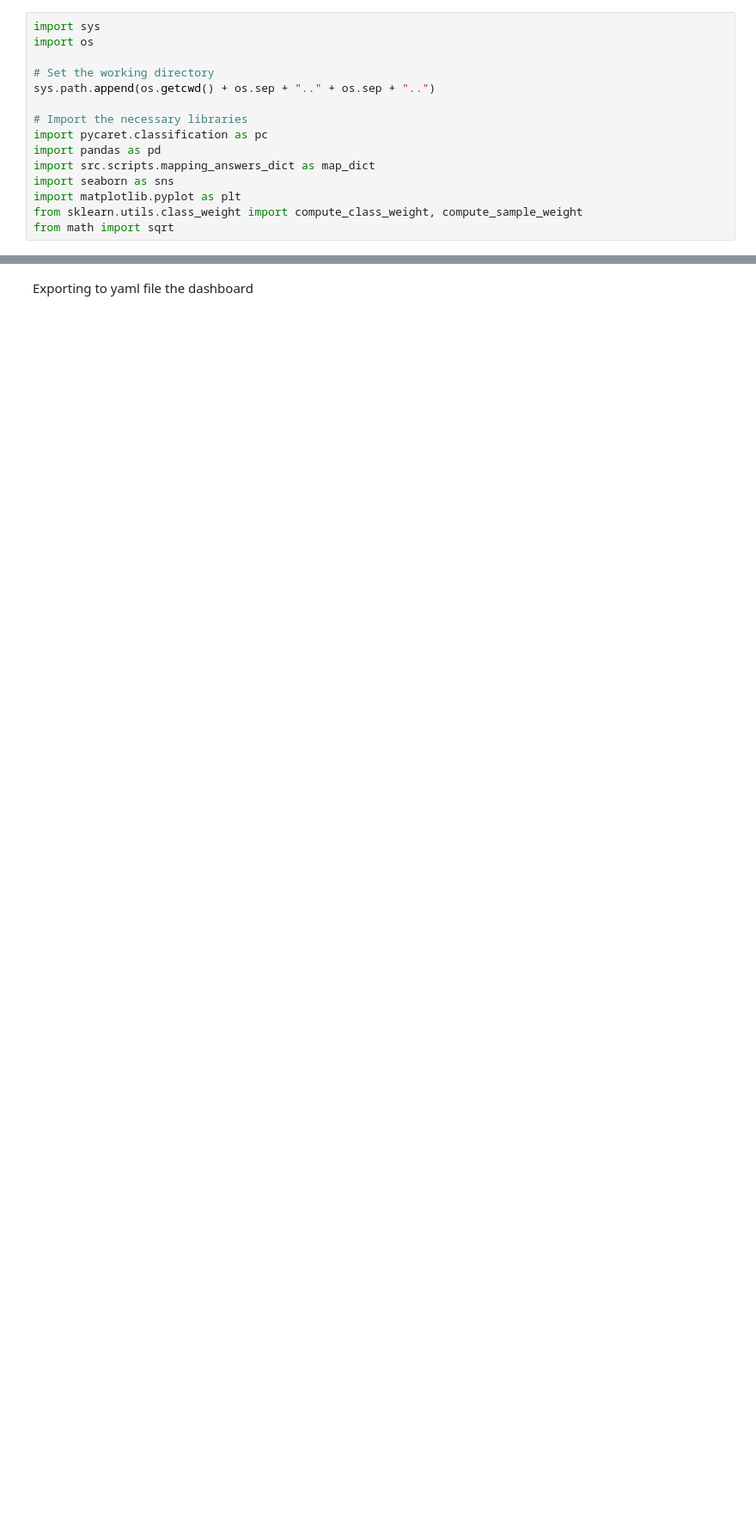
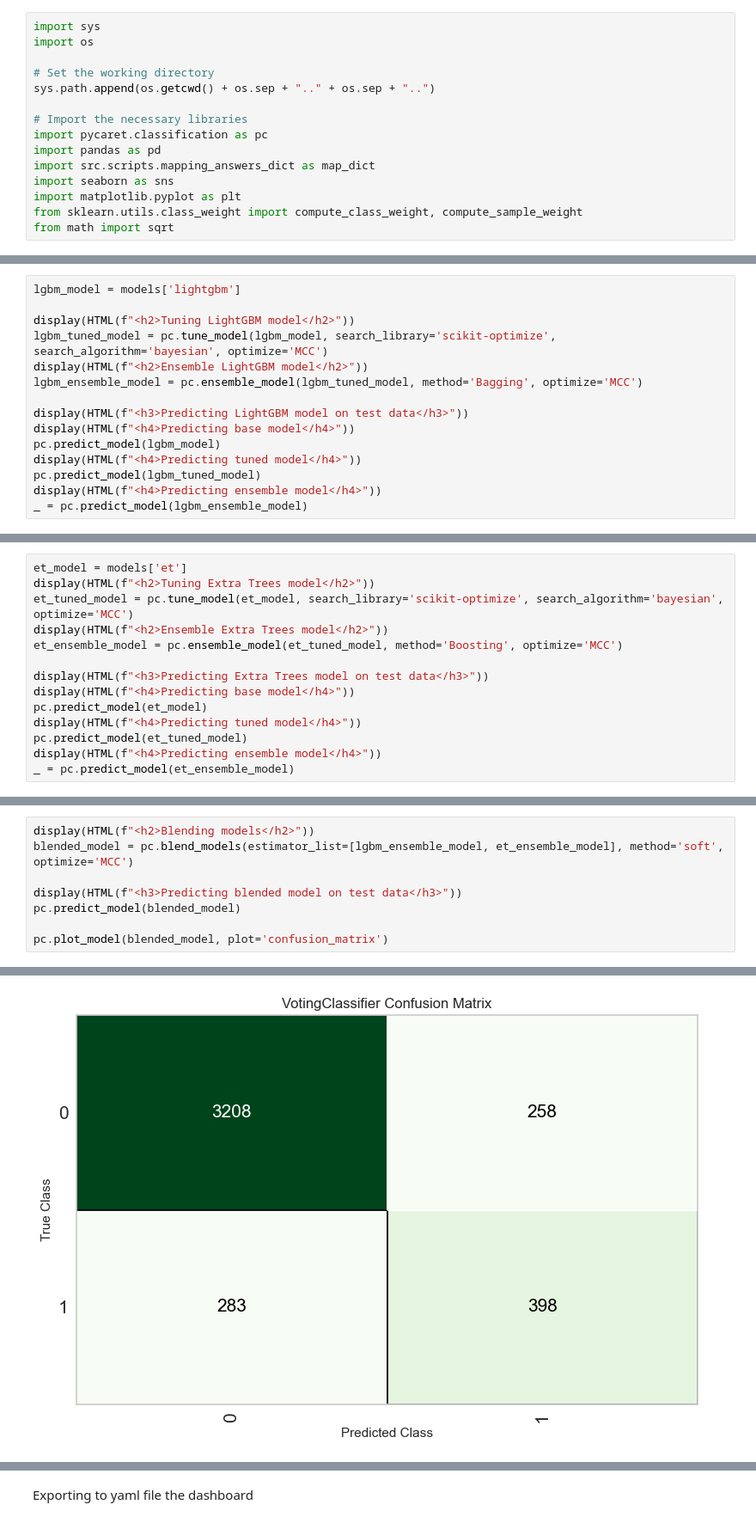
Before and after one commit to frazah/tobacco-analysis, a Jupyter notebook: src/notebooks/predictive_model.ipynb, the cells around one changed output, grey strips where cells are left out. Shown at 86% size. Saved outputs shown, nothing was run; the diff lists cells and outputs as text; blank space fills up the shorter version.

```diff
--- a/src/notebooks/predictive_model.ipynb
+++ b/src/notebooks/predictive_model.ipynb
@@ -167,0 +204,15 @@ pc.evaluate_model(blended_model)
+# %%
+lgbm_model = models['lightgbm']
+
+display(HTML(f"<h2>Tuning LightGBM model</h2>"))
+lgbm_tuned_model = pc.tune_model(lgbm_model, search_library='scikit-optimize', search_algorithm='bayesian', optimize='MCC')
+display(HTML(f"<h2>Ensemble LightGBM model</h2>"))
+lgbm_ensemble_model = pc.ensemble_model(lgbm_tuned_model, method='Bagging', optimize='MCC')
+
+display(HTML(f"<h3>Predicting LightGBM model on test data</h3>"))
+display(HTML(f"<h4>Predicting base model</h4>"))
+pc.predict_model(lgbm_model)
+display(HTML(f"<h4>Predicting tuned model</h4>"))
+pc.predict_model(lgbm_tuned_model)
+display(HTML(f"<h4>Predicting ensemble model</h4>"))
+_ = pc.predict_model(lgbm_ensemble_model)
@@ -167,0 +273,14 @@ pc.evaluate_model(blended_model)
+# %%
+et_model = models['et']
+display(HTML(f"<h2>Tuning Extra Trees model</h2>"))
+et_tuned_model = pc.tune_model(et_model, search_library='scikit-optimize', search_algorithm='bayesian', optimize='MCC')
+display(HTML(f"<h2>Ensemble Extra Trees model</h2>"))
+et_ensemble_model = pc.ensemble_model(et_tuned_model, method='Boosting', optimize='MCC')
+
+display(HTML(f"<h3>Predicting Extra Trees model on test data</h3>"))
+display(HTML(f"<h4>Predicting base model</h4>"))
+pc.predict_model(et_model)
+display(HTML(f"<h4>Predicting tuned model</h4>"))
+pc.predict_model(et_tuned_model)
+display(HTML(f"<h4>Predicting ensemble model</h4>"))
+_ = pc.predict_model(et_ensemble_model)
@@ -167,0 +411,9 @@ pc.evaluate_model(blended_model)
+# %%
+display(HTML(f"<h2>Blending models</h2>"))
+blended_model = pc.blend_models(estimator_list=[lgbm_ensemble_model, et_ensemble_model], method='soft', optimize='MCC')
+
+display(HTML(f"<h3>Predicting blended model on test data</h3>"))
+pc.predict_model(blended_model)
+
+pc.plot_model(blended_model, plot='confusion_matrix')
+# %% [output]
@@ -167,0 +441 @@ pc.evaluate_model(blended_model)
+[figure, added]
```
Also changed, not shown: parts of 38 cells of this notebook, 6 other files.
